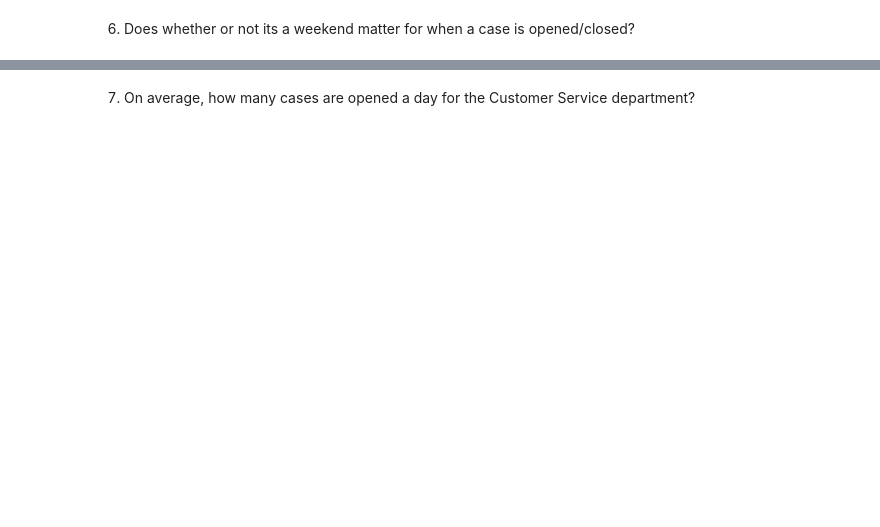
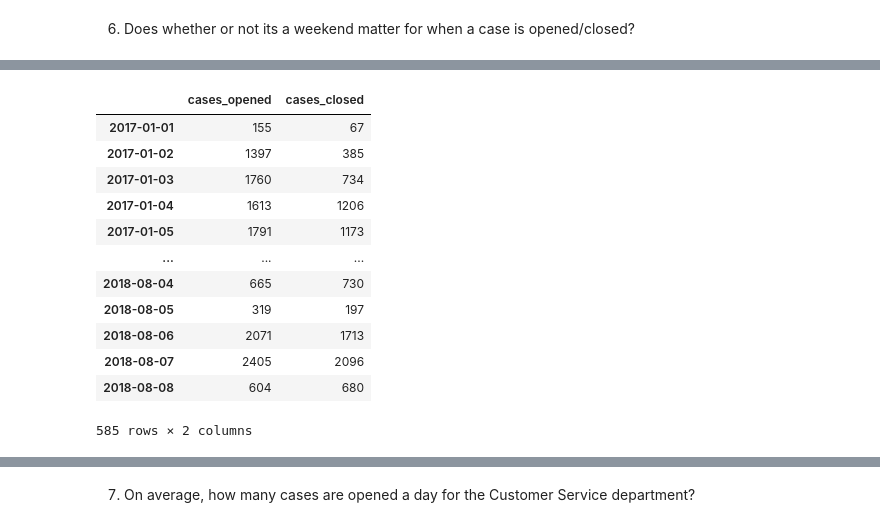
Before and after one commit to RyvynYoung/spark-exercises, a Jupyter notebook: explore.ipynb, the cells around one changed output, grey strips where cells are left out. Cells and saved outputs as stored; diff of their text form; code cells hidden in the pictures; blank space fills up the shorter version.

```diff
--- a/explore.ipynb
+++ b/explore.ipynb
@@ -235,0 +281,19 @@ cases_by_day = df.select(
+# %%
+# concat these series together
+ts = pd.concat([cases_opened_by_day, cases_closed_by_day], axis=1)
+ts
+# now we have a time series Pandas df to visualize with
+# %% [output]
+|  | cases_opened | cases_closed |
+| 2017-01-01 | 155 | 67 |
+| 2017-01-02 | 1397 | 385 |
+| 2017-01-03 | 1760 | 734 |
+| 2017-01-04 | 1613 | 1206 |
+| 2017-01-05 | 1791 | 1173 |
+| ... | ... | ... |
+| 2018-08-04 | 665 | 730 |
+| 2018-08-05 | 319 | 197 |
+| 2018-08-06 | 2071 | 1713 |
+| 2018-08-07 | 2405 | 2096 |
+| 2018-08-08 | 604 | 680 |
+585 rows × 2 columns
```
Also changed, not shown: parts of 14 cells of this notebook.
